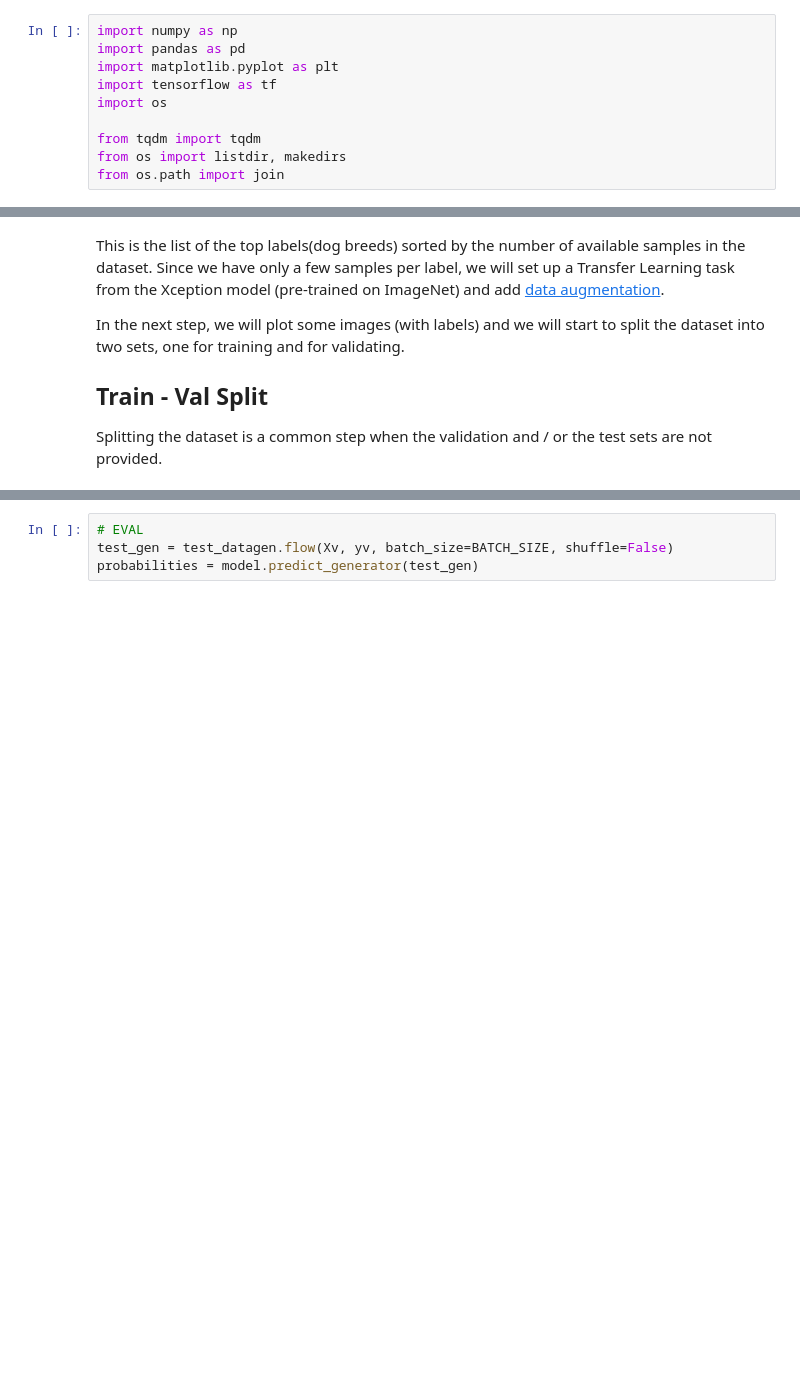
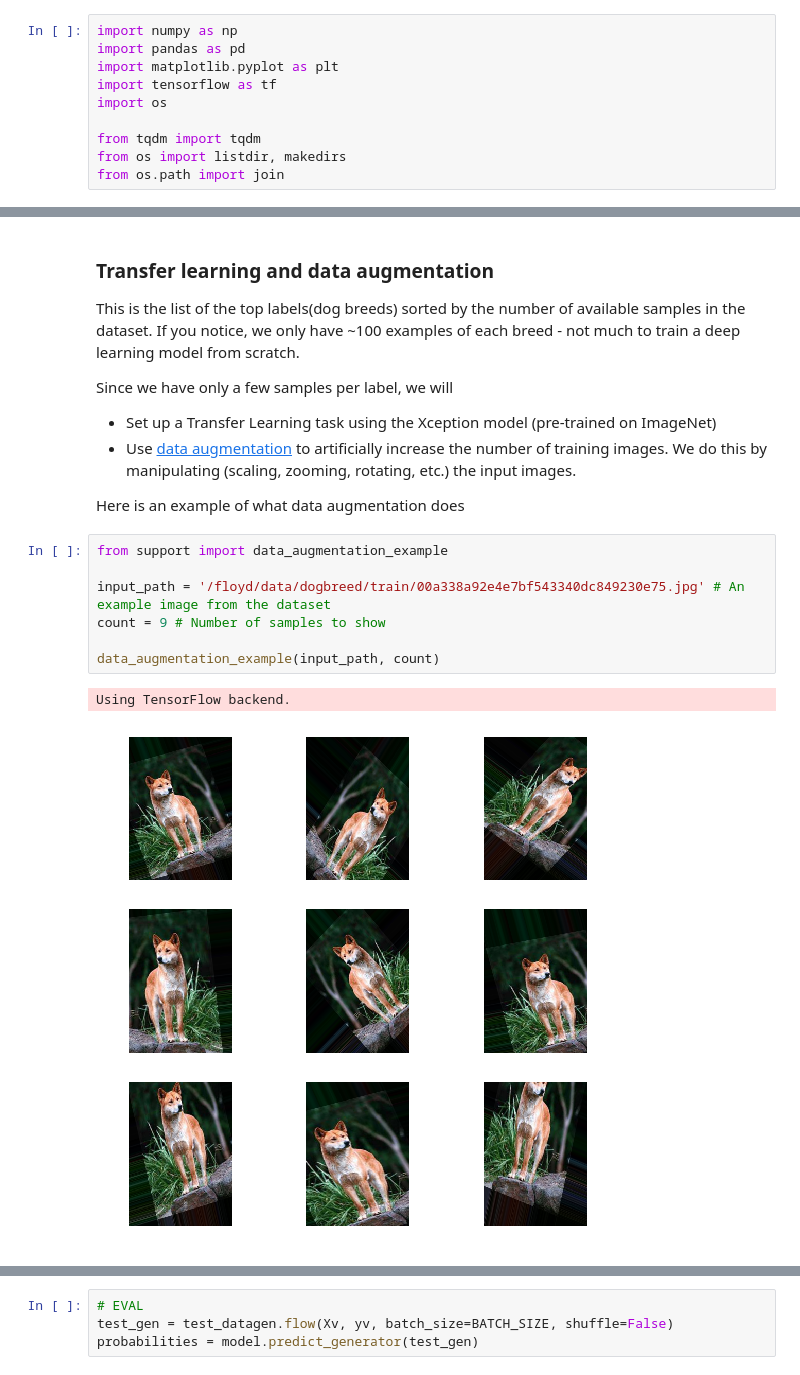
Before and after one commit to floydhub/image-classification-template, a Jupyter notebook: dog-breed-classification.ipynb, the cells around one changed output, grey strips where cells are left out. Cells and saved outputs as stored; diff of their text form; blank space fills up the shorter version.

Commit message:
Update Notebook text and images

```diff
--- a/dog-breed-classification.ipynb
+++ b/dog-breed-classification.ipynb
@@ -95,10 +93,22 @@ Top 10 labels sorted for descending number of samples
 | basenji | 110 |
 | samoyed | 109 |
 # %% [markdown]
-This is the list of the top labels(dog breeds) sorted by the number of available samples in the dataset. Since we have only a few samples per label, we will set up a Transfer Learning task from the Xception model (pre-trained on ImageNet) and add [data augmentation](https://en.wikipedia.org/wiki/Convolutional_neural_network#Artificial_data).
+### Transfer learning and data augmentation
 
-In the next step, we will plot some images (with labels) and we will start to split the dataset into two sets, one for training and for validating.
+This is the list of the top labels(dog breeds) sorted by the number of available samples in the dataset. If you notice, we only have ~100 examples of each breed - not much to train a deep learning model from scratch.
 
-## Train - Val Split
+Since we have only a few samples per label, we will
+- Set up a Transfer Learning task using the Xception model (pre-trained on ImageNet)
+- Use [data augmentation](https://en.wikipedia.org/wiki/Convolutional_neural_network#Artificial_data) to artificially increase the number of training images. We do this by manipulating (scaling, zooming, rotating, etc.) the input images.
 
-Splitting the dataset is a common step when the validation and / or the test sets are not provided.
+Here is an example of what data augmentation does
+# %%
+from support import data_augmentation_example
+
+input_path = '/floyd/data/dogbreed/train/00a338a92e4e7bf543340dc849230e75.jpg' # An example image from the dataset
+count = 9 # Number of samples to show
+
+data_augmentation_example(input_path, count)
+# %% [output]
+Using TensorFlow backend.
+[figure, added]
```
Also changed, not shown: parts of 22 cells of this notebook, 2 other files.
